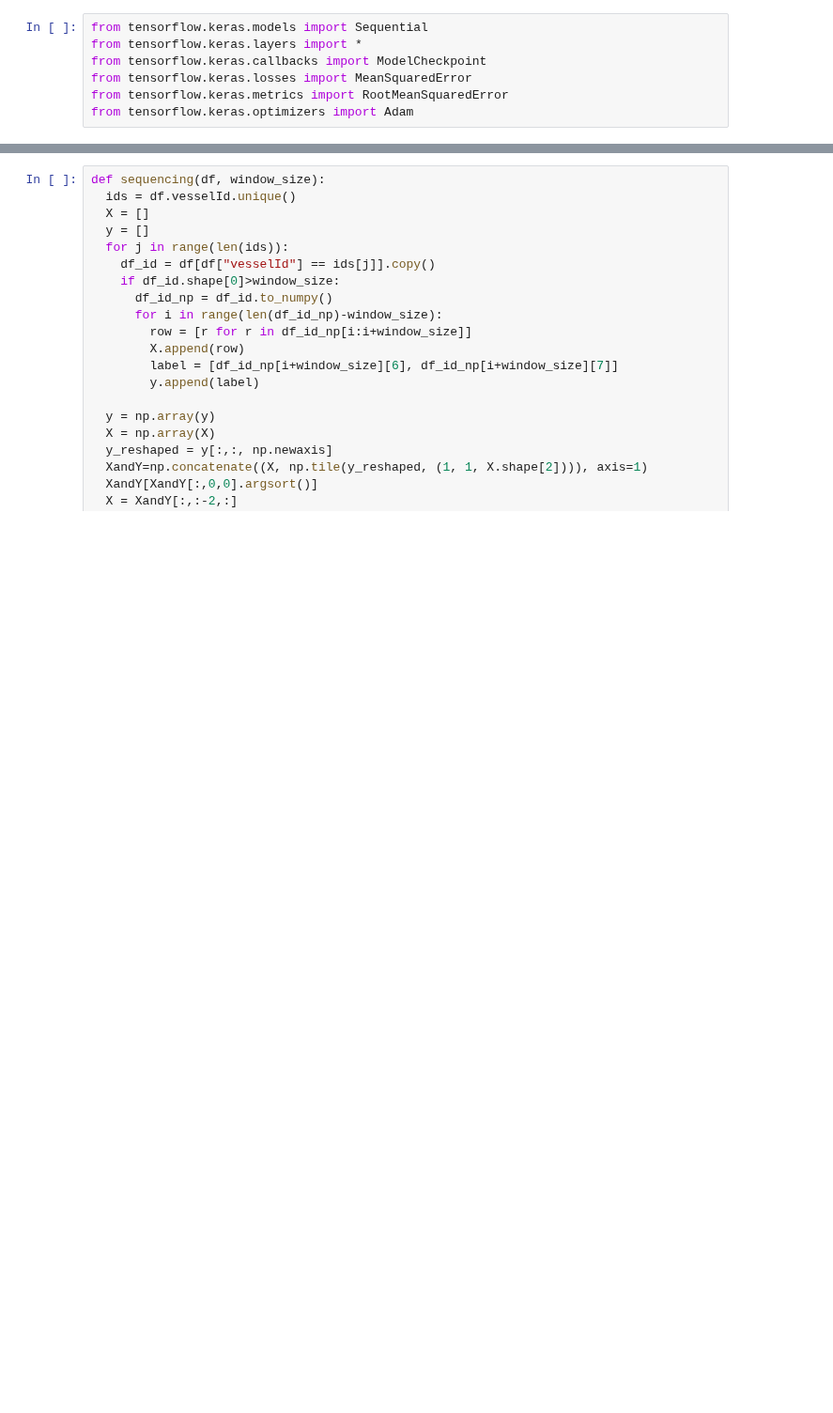
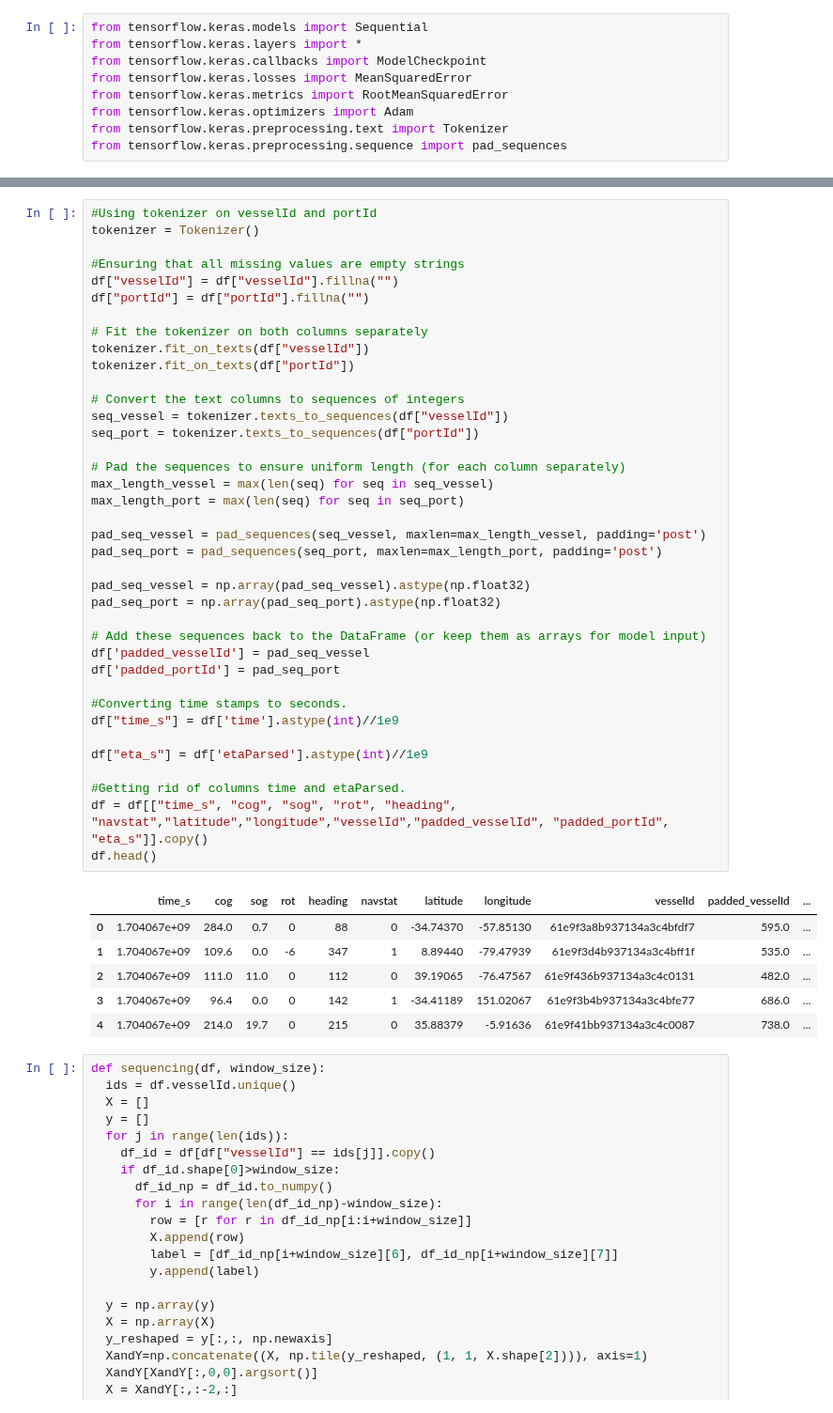
Before and after one commit to LockedInTheSkage/OceanWarlock, a Jupyter notebook: src/LSTM.ipynb, the cells around one changed output, grey strips where cells are left out. Shown at 94% size. Drawn from its saved outputs; the diff is of its cells as text; blank space fills up the shorter version.

```diff
--- a/src/LSTM.ipynb
+++ b/src/LSTM.ipynb
@@ -26,6 +26,8 @@ from tensorflow.keras.callbacks import ModelCheckpoint
 from tensorflow.keras.losses import MeanSquaredError
 from tensorflow.keras.metrics import RootMeanSquaredError
 from tensorflow.keras.optimizers import Adam
+from tensorflow.keras.preprocessing.text import Tokenizer
+from tensorflow.keras.preprocessing.sequence import pad_sequences
 # %%
 parser = CSVParser(folderpath="../../Project materials(1)/")
 df = parser.retrieve_training_data()
@@ -40,6 +42,51 @@ df.head()
 | 2 | 2024-01-01 00:01:45 | 111.0 | 11.0 | 0 | 112 | 0 | 39.19065 | -76.47567 | 61e9f436b937134a3c4c0131 | 61d3847bb7b7526e1adf3d19 | ... |
 | 3 | 2024-01-01 00:03:11 | 96.4 | 0.0 | 0 | 142 | 1 | -34.41189 | 151.02067 | 61e9f3b4b937134a3c4bfe77 | 61d36f770a1807568ff9a126 | ... |
 | 4 | 2024-01-01 00:03:51 | 214.0 | 19.7 | 0 | 215 | 0 | 35.88379 | -5.91636 | 61e9f41bb937134a3c4c0087 | 634c4de270937fc01c3a74f3 | ... |
+# %%
+#Using tokenizer on vesselId and portId
+tokenizer = Tokenizer()
+
+#Ensuring that all missing values are empty strings
+df["vesselId"] = df["vesselId"].fillna("")
+df["portId"] = df["portId"].fillna("")
+
+# Fit the tokenizer on both columns separately
+tokenizer.fit_on_texts(df["vesselId"])
+tokenizer.fit_on_texts(df["portId"])
+
+# Convert the text columns to sequences of integers
+seq_vessel = tokenizer.texts_to_sequences(df["vesselId"])
+seq_port = tokenizer.texts_to_sequences(df["portId"])
+
+# Pad the sequences to ensure uniform length (for each column separately)
+max_length_vessel = max(len(seq) for seq in seq_vessel)
+max_length_port = max(len(seq) for seq in seq_port)
+
+pad_seq_vessel = pad_sequences(seq_vessel, maxlen=max_length_vessel, padding='post')
+pad_seq_port = pad_sequences(seq_port, maxlen=max_length_port, padding='post')
+
+pad_seq_vessel = np.array(pad_seq_vessel).astype(np.float32)
+pad_seq_port = np.array(pad_seq_port).astype(np.float32)
+
+# Add these sequences back to the DataFrame (or keep them as arrays for model input)
+df['padded_vesselId'] = pad_seq_vessel
+df['padded_portId'] = pad_seq_port
+
+#Converting time stamps to seconds.
+df["time_s"] = df['time'].astype(int)//1e9
+
+df["eta_s"] = df['etaParsed'].astype(int)//1e9
+
+#Getting rid of columns time and etaParsed.
+df = df[["time_s", "cog", "sog", "rot", "heading", "navstat","latitude","longitude","vesselId","padded_vesselId", "padded_portId", "eta_s"]].copy()
+df.head()
+# %% [output]
+|  | time_s | cog | sog | rot | heading | navstat | latitude | longitude | vesselId | padded_vesselId | ... |
+| 0 | 1.704067e+09 | 284.0 | 0.7 | 0 | 88 | 0 | -34.74370 | -57.85130 | 61e9f3a8b937134a3c4bfdf7 | 595.0 | ... |
+| 1 | 1.704067e+09 | 109.6 | 0.0 | -6 | 347 | 1 | 8.89440 | -79.47939 | 61e9f3d4b937134a3c4bff1f | 535.0 | ... |
+| 2 | 1.704067e+09 | 111.0 | 11.0 | 0 | 112 | 0 | 39.19065 | -76.47567 | 61e9f436b937134a3c4c0131 | 482.0 | ... |
+| 3 | 1.704067e+09 | 96.4 | 0.0 | 0 | 142 | 1 | -34.41189 | 151.02067 | 61e9f3b4b937134a3c4bfe77 | 686.0 | ... |
+| 4 | 1.704067e+09 | 214.0 | 19.7 | 0 | 215 | 0 | 35.88379 | -5.91636 | 61e9f41bb937134a3c4c0087 | 738.0 | ... |
 # %%
 def sequencing(df, window_size):
   ids = df.vesselId.unique()
```
Also changed, not shown: parts of 12 cells of this notebook, 2 other files.
